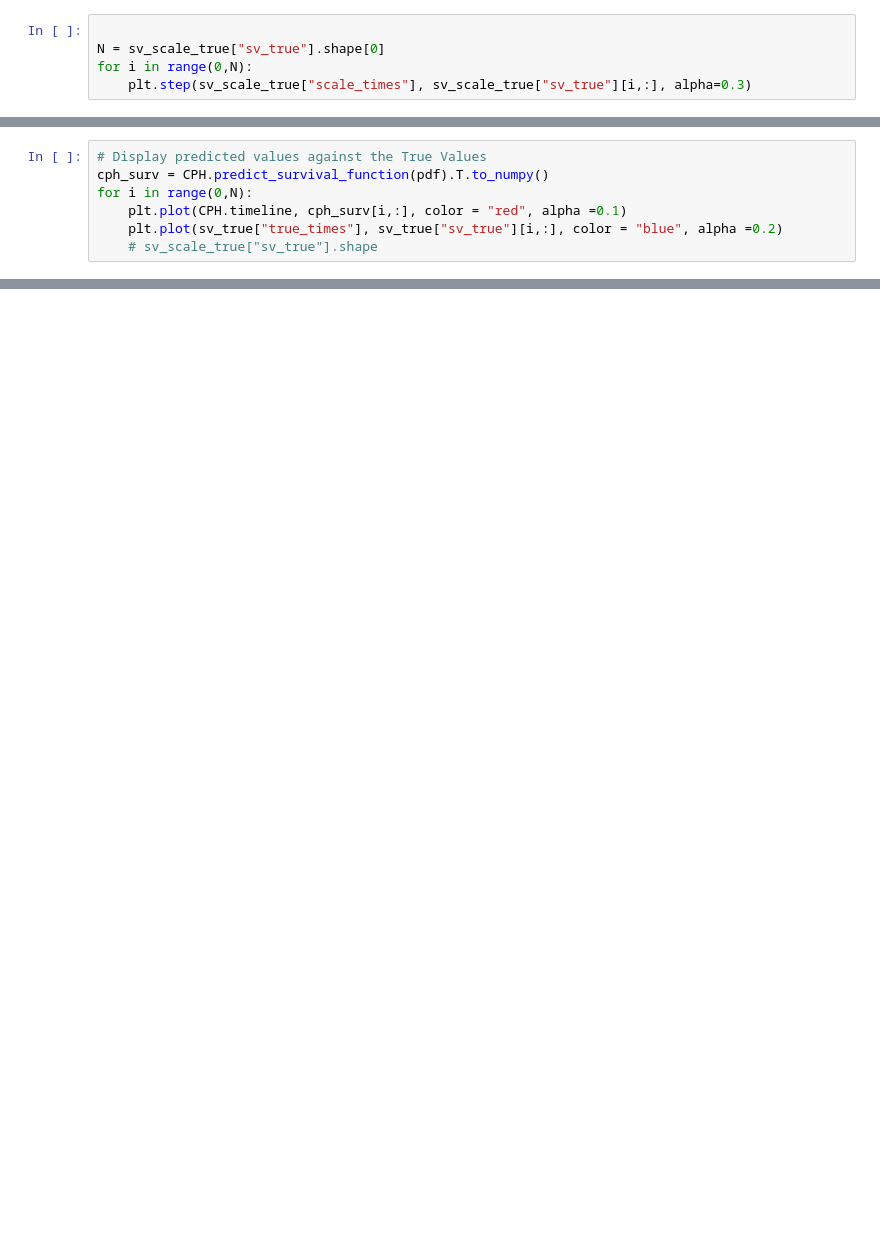
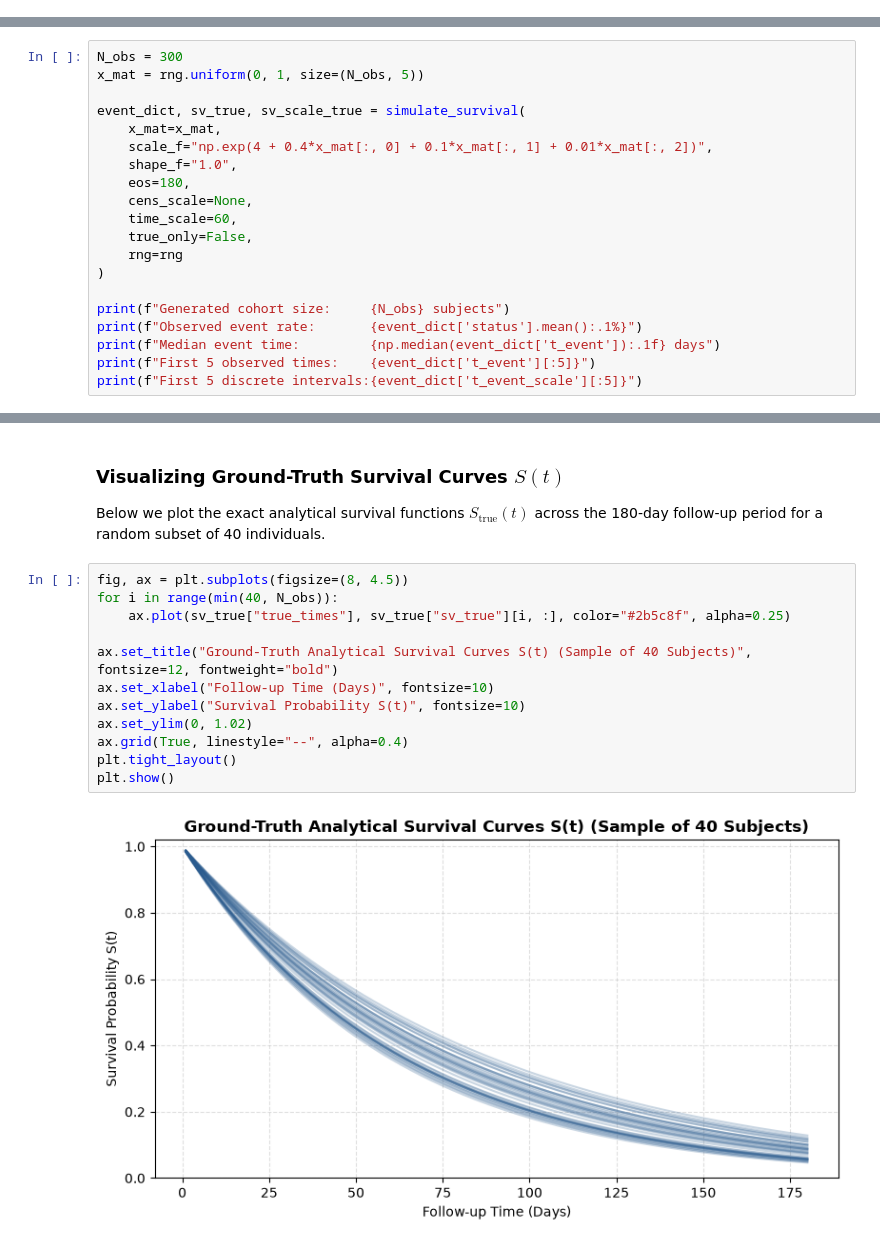
Before and after one commit to CDCgov/BART-Survival, a Jupyter notebook: examples/example1.ipynb, the cells around one changed output, grey strips where cells are left out. Cells and saved outputs as stored; diff of their text form; blank space fills up the shorter version.

Commit message:
Update and re-execute example1 and example2 notebooks with modern SurvBART API and enhanced prose

```diff
--- a/examples/example1.ipynb
+++ b/examples/example1.ipynb
@@ -181,5 +0,0 @@ for i in range(0,100):
-# %%
-
-N = sv_scale_true["sv_true"].shape[0]
-for i in range(0,N):
-    plt.step(sv_scale_true["scale_times"], sv_scale_true["sv_true"][i,:], alpha=0.3)
@@ -620,7 +0,0 @@ array([[0.98898364, 0.97808864, 0.96731366, ..., 0.13920696, 0.13767341,
-# %%
-# Display predicted values against the True Values
-cph_surv = CPH.predict_survival_function(pdf).T.to_numpy()
-for i in range(0,N):
-    plt.plot(CPH.timeline, cph_surv[i,:], color = "red", alpha =0.1)
-    plt.plot(sv_true["true_times"], sv_true["sv_true"][i,:], color = "blue", alpha =0.2)
-    # sv_scale_true["sv_true"].shape
@@ -661,0 +71,20 @@ x2 true 1.0 : pred 1.2028907640943665
+# %%
+N_obs = 300
+x_mat = rng.uniform(0, 1, size=(N_obs, 5))
+
+event_dict, sv_true, sv_scale_true = simulate_survival(
+    x_mat=x_mat,
+    scale_f="np.exp(4 + 0.4*x_mat[:, 0] + 0.1*x_mat[:, 1] + 0.01*x_mat[:, 2])",
+    shape_f="1.0",
+    eos=180,
+    cens_scale=None,
+    time_scale=60,
+    true_only=False,
+    rng=rng
+)
+
+print(f"Generated cohort size:     {N_obs} subjects")
+print(f"Observed event rate:       {event_dict['status'].mean():.1%}")
+print(f"Median event time:         {np.median(event_dict['t_event']):.1f} days")
+print(f"First 5 observed times:    {event_dict['t_event'][:5]}")
+print(f"First 5 discrete intervals:{event_dict['t_event_scale'][:5]}")
@@ -661,0 +105,17 @@ x2 true 1.0 : pred 1.2028907640943665
+# %% [markdown]
+### Visualizing Ground-Truth Survival Curves $S(t)$
+Below we plot the exact analytical survival functions $S_{\text{true}}(t)$ across the 180-day follow-up period for a random subset of 40 individuals.
+# %%
+fig, ax = plt.subplots(figsize=(8, 4.5))
+for i in range(min(40, N_obs)):
+    ax.plot(sv_true["true_times"], sv_true["sv_true"][i, :], color="#2b5c8f", alpha=0.25)
+
+ax.set_title("Ground-Truth Analytical Survival Curves S(t) (Sample of 40 Subjects)", fontsize=12, fontweight="bold")
+ax.set_xlabel("Follow-up Time (Days)", fontsize=10)
+ax.set_ylabel("Survival Probability S(t)", fontsize=10)
+ax.set_ylim(0, 1.02)
+ax.grid(True, linestyle="--", alpha=0.4)
+plt.tight_layout()
+plt.show()
+# %% [output]
+[figure, added]
```
Also changed, not shown: parts of 76 cells of this notebook, 2 other files.
